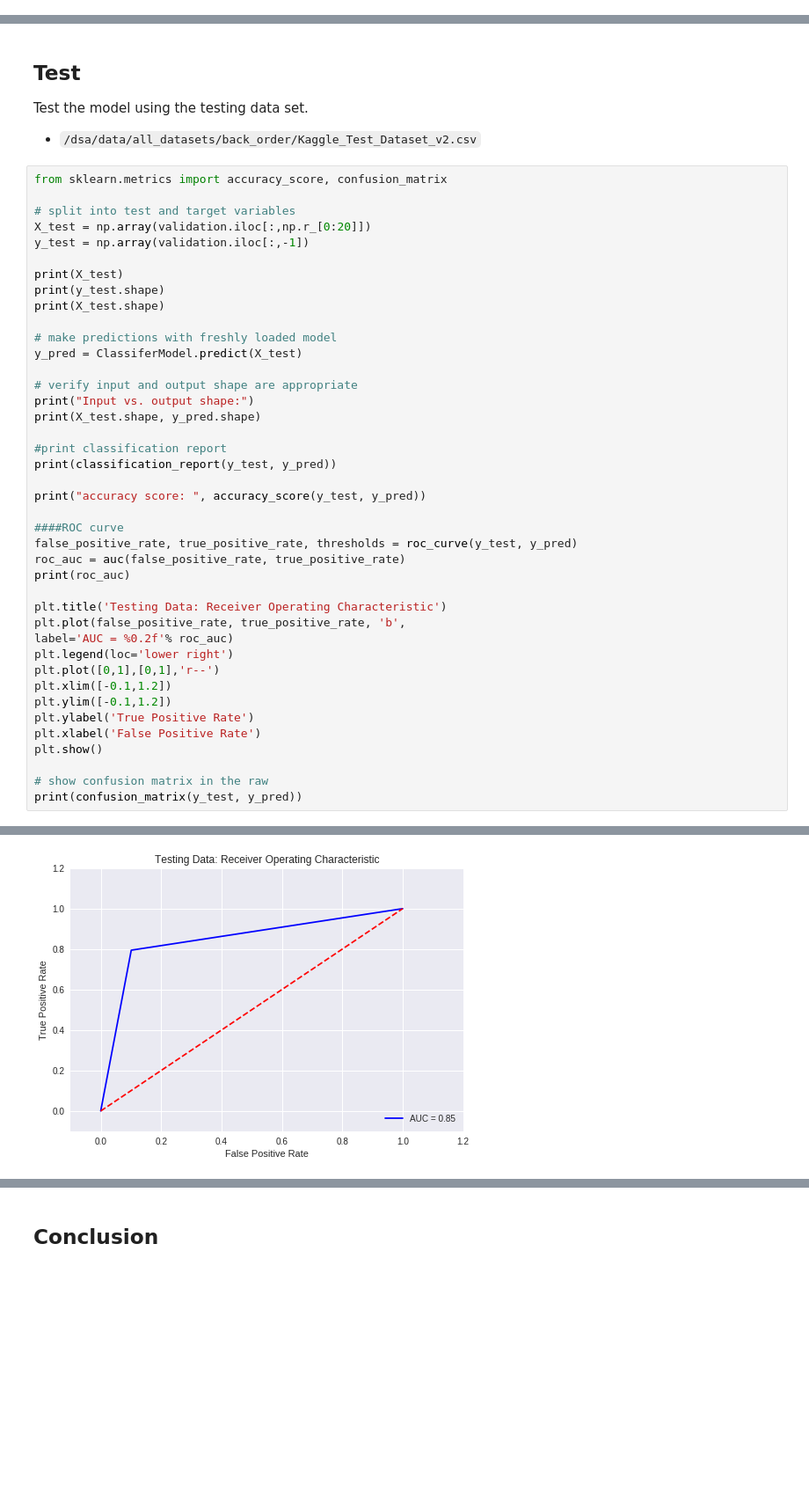
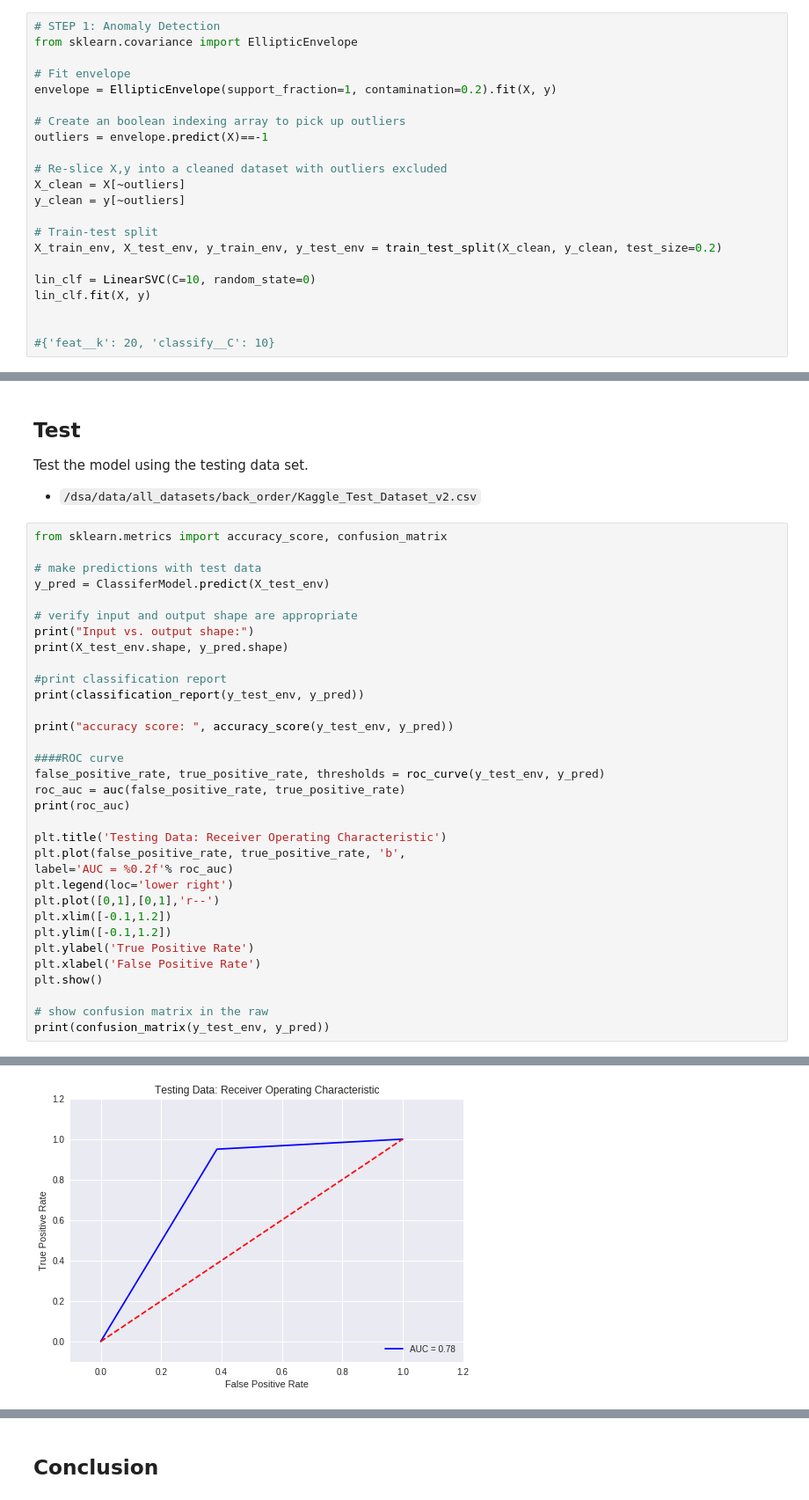
Before and after one commit to jam1245/Classification, a Jupyter notebook: Predicting_Backorders.ipynb, the cells around one changed output, grey strips where cells are left out. Shown at 88% size. Drawn from its saved outputs; the diff is of its cells as text; blank space fills up the shorter version.

```diff
--- a/Predicting_Backorders.ipynb
+++ b/Predicting_Backorders.ipynb
@@ -1122,0 +1013,22 @@ print(RfClf.feature_importances_)
+# %%
+# STEP 1: Anomaly Detection
+from sklearn.covariance import EllipticEnvelope
+
+# Fit envelope
+envelope = EllipticEnvelope(support_fraction=1, contamination=0.2).fit(X, y)
+
+# Create an boolean indexing array to pick up outliers
+outliers = envelope.predict(X)==-1
+
+# Re-slice X,y into a cleaned dataset with outliers excluded
+X_clean = X[~outliers]
+y_clean = y[~outliers]
+
+# Train-test split
+X_train_env, X_test_env, y_train_env, y_test_env = train_test_split(X_clean, y_clean, test_size=0.2)
+
+lin_clf = LinearSVC(C=10, random_state=0)
+lin_clf.fit(X, y)
+
+
+#{'feat__k': 20, 'classify__C': 10}
@@ -1243,28 +1059,20 @@ Test the model using the testing data set.
 # %%
 from sklearn.metrics import accuracy_score, confusion_matrix
 
-# split into test and target variables
-X_test = np.array(validation.iloc[:,np.r_[0:20]])
-y_test = np.array(validation.iloc[:,-1])
-
-print(X_test)
-print(y_test.shape)
-print(X_test.shape)
-
-# make predictions with freshly loaded model
-y_pred = ClassiferModel.predict(X_test)
+# make predictions with test data
+y_pred = ClassiferModel.predict(X_test_env)
 
 # verify input and output shape are appropriate
 print("Input vs. output shape:")
-print(X_test.shape, y_pred.shape)
+print(X_test_env.shape, y_pred.shape)
 
 #print classification report
-print(classification_report(y_test, y_pred))
+print(classification_report(y_test_env, y_pred))
 
-print("accuracy score: ", accuracy_score(y_test, y_pred))
+print("accuracy score: ", accuracy_score(y_test_env, y_pred))
 
 ####ROC curve
-false_positive_rate, true_positive_rate, thresholds = roc_curve(y_test, y_pred)
+false_positive_rate, true_positive_rate, thresholds = roc_curve(y_test_env, y_pred)
 roc_auc = auc(false_positive_rate, true_positive_rate)
 print(roc_auc)
 
@@ -1280,5 +1088,5 @@ plt.xlabel('False Positive Rate')
 plt.show()
 
 # show confusion matrix in the raw
-print(confusion_matrix(y_test, y_pred))
+print(confusion_matrix(y_test_env, y_pred))
 # %% [output]
@@ -1302 +1104 @@ accuracy score:  0.897701125684
-[figure, old version]
+[figure, new version]
```
Also changed, not shown: parts of 47 cells of this notebook.
